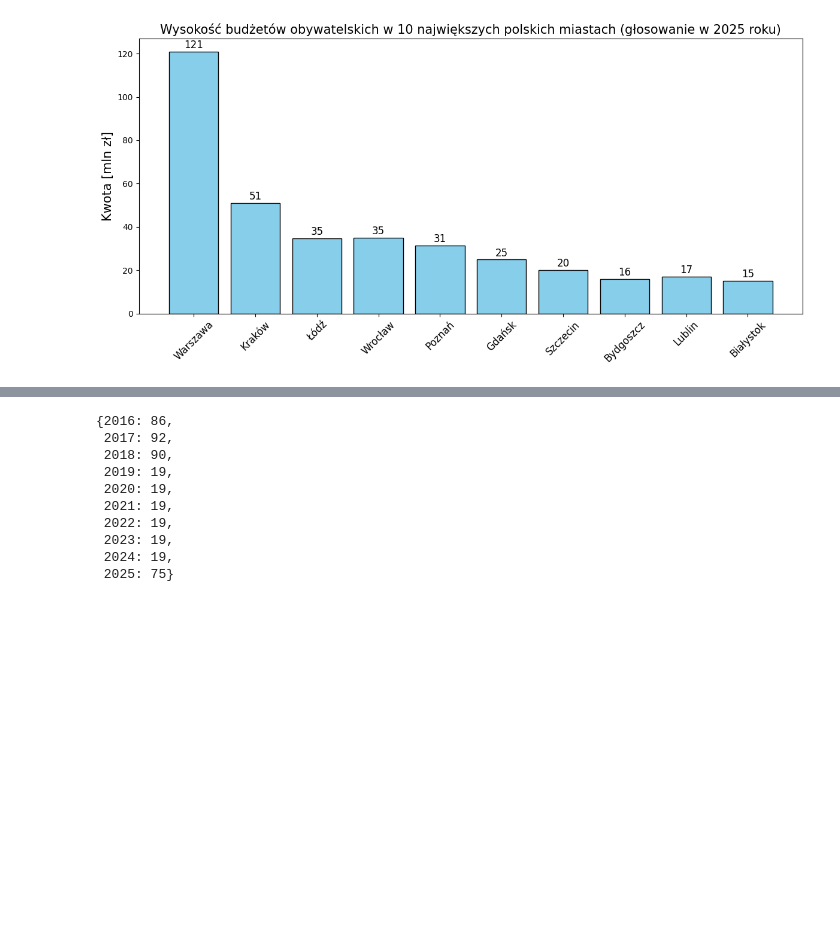
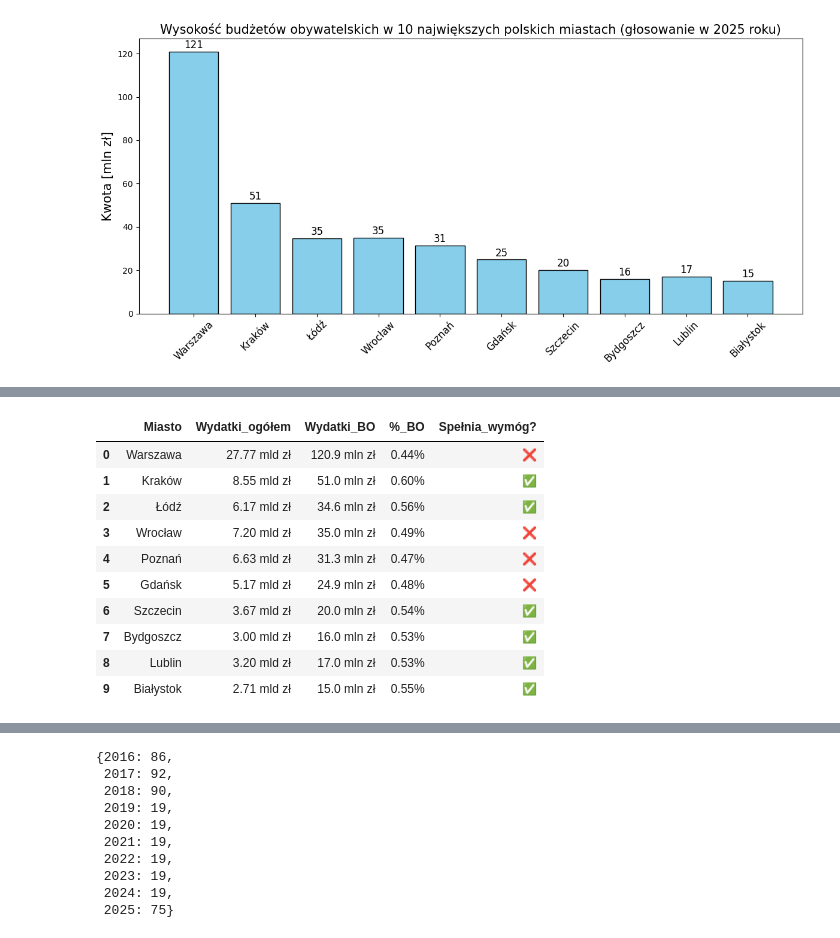
Before and after one commit to pabulib/pabulib_process_data, a Jupyter notebook: src/analytics/wwa_2026_statistics.ipynb, the cells around one changed output, grey strips where cells are left out. Drawn from its saved outputs; the diff is of its cells as text; code cells hidden in the pictures; blank space fills up the shorter version.

```diff
--- a/src/analytics/wwa_2026_statistics.ipynb
+++ b/src/analytics/wwa_2026_statistics.ipynb
@@ -113 +120,66 @@ plt.show()
+# %%
+wydatki_2024 = {
+    # https://um.warszawa.pl/-/budzet-2024 – wydatki ogółem 27 774 514 119 zł
+    "Warszawa": 27_774_514_119,
+
+    # https://www.krakow.pl/aktualnosci/278554,26,komunikat,radni_uchwalili_budzet_krakowa_na_rok_2024.html
+    "Kraków": 8_548_310_025,
+
+    # https://bip.uml.lodz.pl/files/bip/public/BIP_TW_24/Bd_2563_BM_20240124.pdf
+    "Łódź": 6_170_117_900,  # wymaga sprawdzenia w BIP
+
+    # https://www.wroclaw.pl/budzet-wroclawia/2024/
+    "Wrocław": 7_202_062_236,
+
+    # https://edziennik.poznan.uw.gov.pl/WDU_P/2024/3008/oryginal/akt.pdf – Wydatki miasta: 6 633 742 152,25 zł
+    "Poznań": 6_633_742_152,  # obejmuje wydatki gminy i powiatu
+
+    # https://download.cloudgdansk.pl/gdansk-pl/d/202401223063/ksiazka2024poauto.pdf
+    "Gdańsk": 5_172_015_530,
+
+    # https://wiadomosci.szczecin.eu/artykul/mieszkancy/budzet-szczecina-na-2024-rok
+    "Szczecin": 3_673_565_884,
+
+    # https://bip.um.bydgoszcz.pl/artykul/916/4577/budzet-miasta-2024 – plan wydatków 3 209 898 585 zł
+    "Bydgoszcz": 2_996_768_125,
+
+    # https://bip.lublin.eu/rada-miasta-lublin/budzet-miasta-lublin/budzet-miasta-lublin-na-2024-rok/projekt-budzetu-miasta-lublin-na-2024-rok-druk-nr-1972-1,6,28464,2.html
+    "Lublin": 3_203_677_036,
+
+    # https://www.bialystok.pl/pl/wiadomosci/aktualnosci/budzet-2024-przyjety.html – budżet 2 709 106 000 zł
+    "Białystok": 2_709_106_000
+}
+
+df = pd.DataFrame({
+    "Wydatki_ogółem": wydatki_2024,
+    "Wydatki_BO": bo_10_miasta
+})
+
+df["%_BO"] = (df["Wydatki_BO"] / df["Wydatki_ogółem"]) * 100
+df["Spełnia_wymóg?"] = df["%_BO"].apply(lambda x: "✅" if x >= 0.5 else "❌")
+
+# Formatowanie: mld i mln
+df["Wydatki_ogółem"] = df["Wydatki_ogółem"].apply(lambda x: f"{x/1e9:.2f} mld zł")
+df["Wydatki_BO"] = df["Wydatki_BO"].apply(lambda x: f"{x/1e6:.1f} mln zł")
+df["%_BO"] = df["%_BO"].map("{:.2f}%".format)
+
+# Reset indeksu, by mieć miasta jako kolumnę
+df.reset_index(inplace=True)
+df.rename(columns={"index": "Miasto"}, inplace=True)
+
+# Wyświetlenie tabeli
+# print(df.to_string(index=False))
+df
+# %% [output]
+|  | Miasto | Wydatki_ogółem | Wydatki_BO | %_BO | Spełnia_wymóg? |
+| 0 | Warszawa | 27.77 mld zł | 120.9 mln zł | 0.44% | ❌ |
+| 1 | Kraków | 8.55 mld zł | 51.0 mln zł | 0.60% | ✅ |
+| 2 | Łódź | 6.17 mld zł | 34.6 mln zł | 0.56% | ✅ |
+| 3 | Wrocław | 7.20 mld zł | 35.0 mln zł | 0.49% | ❌ |
+| 4 | Poznań | 6.63 mld zł | 31.3 mln zł | 0.47% | ❌ |
+| 5 | Gdańsk | 5.17 mld zł | 24.9 mln zł | 0.48% | ❌ |
+| 6 | Szczecin | 3.67 mld zł | 20.0 mln zł | 0.54% | ✅ |
+| 7 | Bydgoszcz | 3.00 mld zł | 16.0 mln zł | 0.53% | ✅ |
+| 8 | Lublin | 3.20 mld zł | 17.0 mln zł | 0.53% | ✅ |
+| 9 | Białystok | 2.71 mld zł | 15.0 mln zł | 0.55% | ✅ |
 # %%
```
Also changed, not shown: parts of 8 cells of this notebook.
